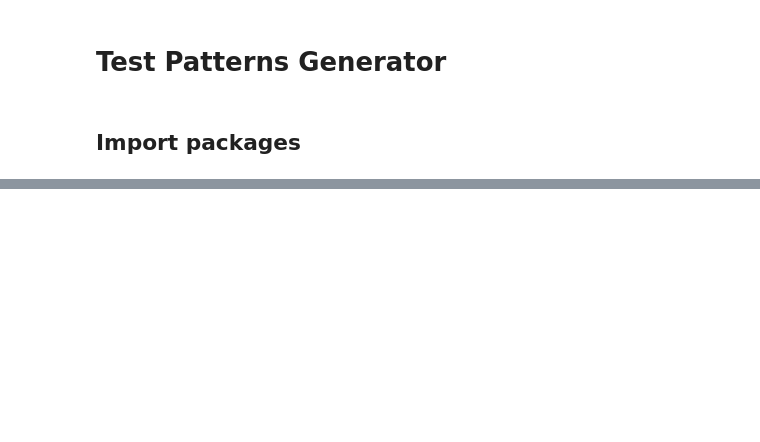
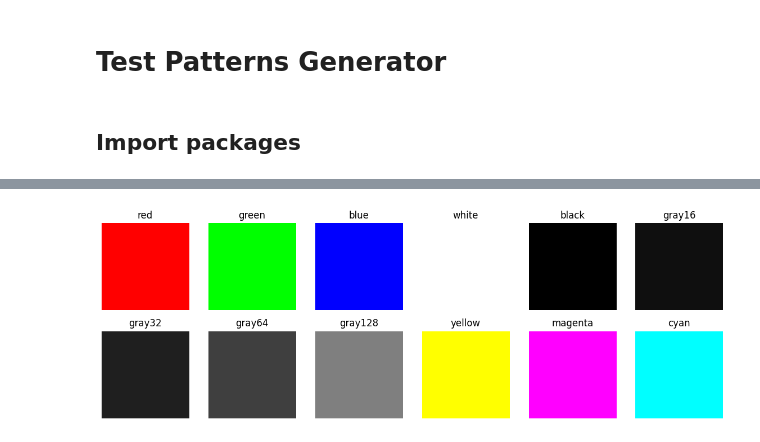
Before and after one commit to workingyifei/display-pattern-generator, a Jupyter notebook: Test Pattern Generator.ipynb, the cells around one changed output, grey strips where cells are left out. Saved outputs shown, nothing was run; the diff lists cells and outputs as text; code cells hidden in the pictures; blank space fills up the shorter version.

Commit message:
added a jupyter notebook for demo

```diff
--- a/Test Pattern Generator.ipynb
+++ b/Test Pattern Generator.ipynb
@@ -888,22 +4,0 @@ True
-# %%
-rows = 1
-cols = width
-
-box_width = width/cols
-box_height = height/rows
-color = [white, black]
-color_reversed = [black, white]
-
-chess = create_blank(width, height, rgb_color=white)
-
-for i in range(rows):
-    for j in range(cols):
-        pts = np.array([[(j+0)*box_width, (i+0)*box_height], [(j+1)*box_width, (i+0)*box_height], [(j+1)*box_width, (i+1)*box_height], [(j+0)*box_width, (i+1)*box_height]])
-        if i%2 == 0:
-            chess = cv2.fillPoly(chess, np.int32([pts]), color[j%2])
-        else:
-            chess = cv2.fillPoly(chess, np.int32([pts]), color_reversed[j%2])
-
-plt.imshow(chess)
-plt.show()
-cv2.imwrite('1X' + str(width) + 'B.bmp', chess)
@@ -912,0 +26,19 @@ True
+# %%
+solid_colors = ['red', 'green', 'blue', 'white', 'black', 'gray16', 'gray32', 'gray64', 'gray128', 'yellow', 'magenta', 'cyan']
+solid_images = []
+
+for color in solid_colors:
+    generator = PatternGenerator(width=100, height=100)
+    image = generator.create_blank(rgb_color=generator.colors[color])
+    solid_images.append(image)
+
+# Create a single image with 2 rows and 6 columns
+fig, axs = plt.subplots(2, 6, figsize=(12, 4), tight_layout=True)  # Save the fit
+for ax, img, color in zip(axs.flatten(), solid_images, solid_colors):
+    ax.imshow(cv2.cvtColor(img, cv2.COLOR_BGR2RGB))  # Convert BGR to RGB
+    ax.set_title(color)
+    ax.axis('off')
+os.makedirs('./patterns/demo', exist_ok=True)
+plt.savefig('./patterns/demo/solid_colors_pattern.png', bbox_inches='tight')
+plt.show()
+# %% [output]
@@ -912,0 +58 @@ True
+[figure, added]
```
Also changed, not shown: parts of 64 cells of this notebook.
